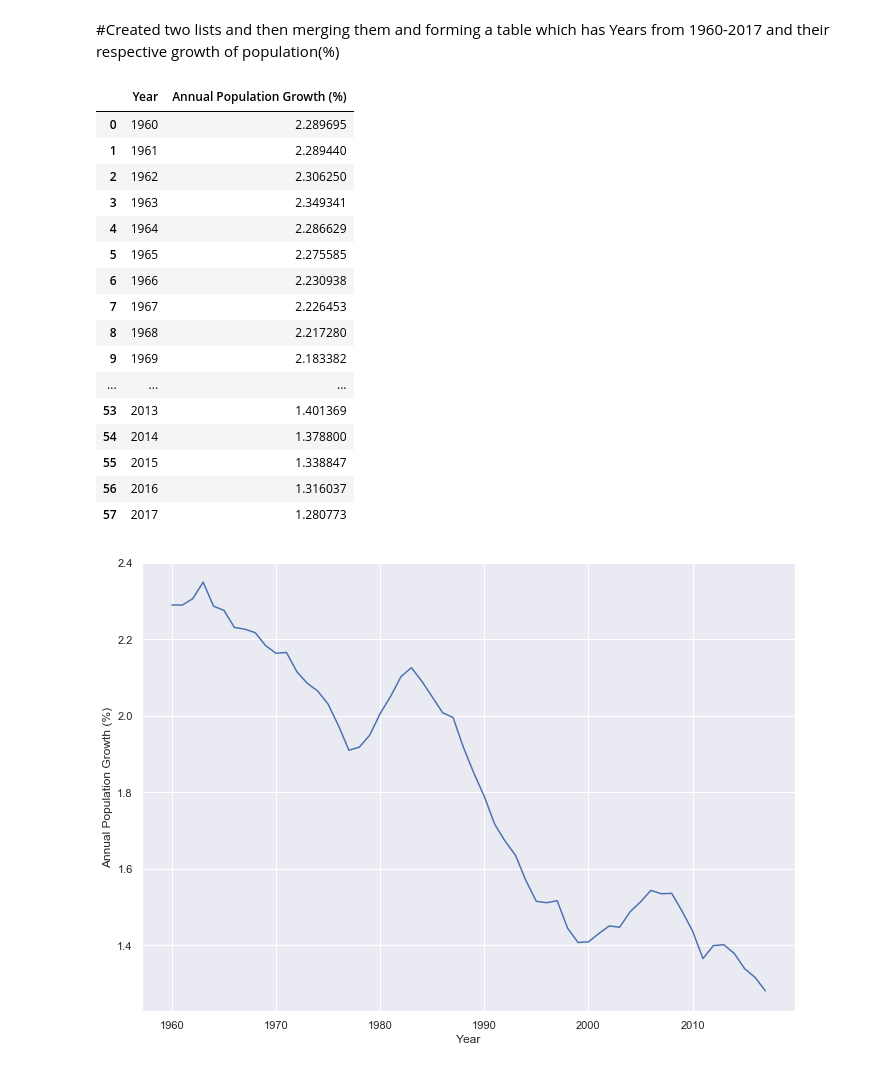
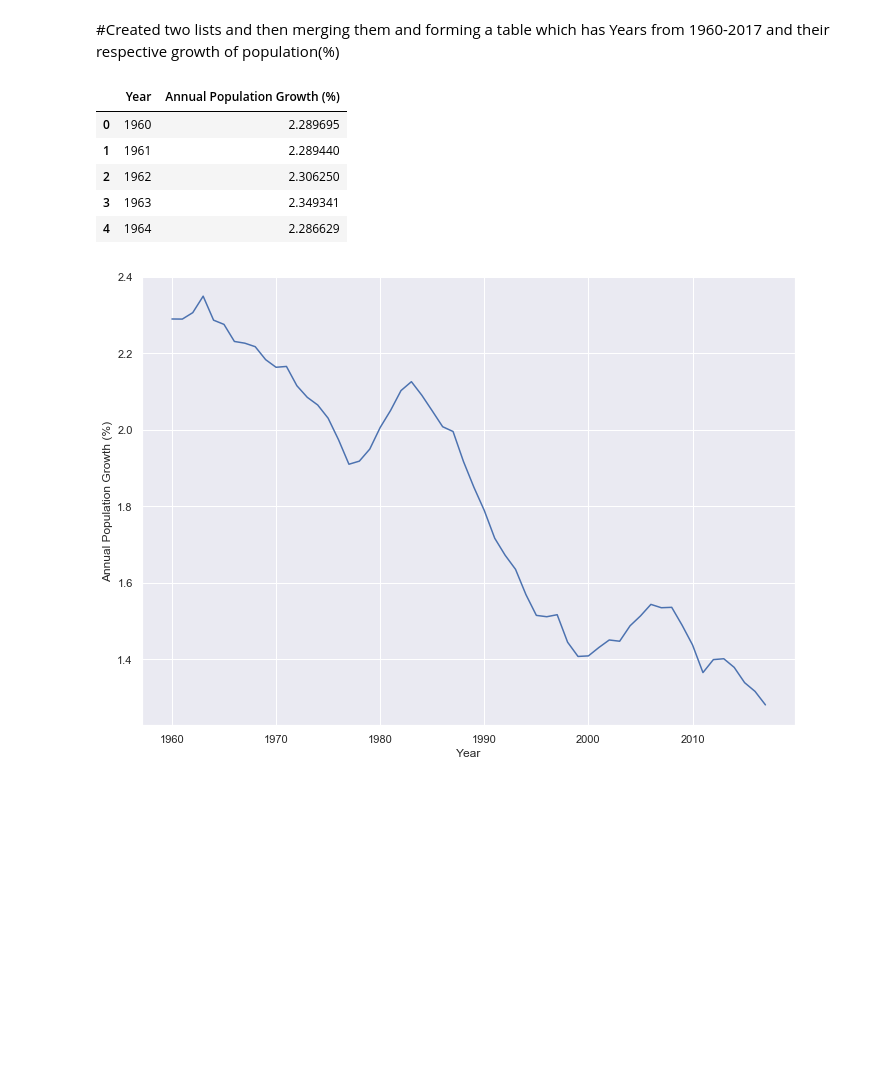
Before and after one commit to nilesh0109/Research-Methods, a Jupyter notebook: Task4/christopher_kavish_nilesh.ipynb, the cells around one changed output. Saved outputs shown, nothing was run; the diff lists cells and outputs as text; code cells hidden in the pictures; blank space fills up the shorter version.

```diff
--- a/Task4/christopher_kavish_nilesh.ipynb
+++ b/Task4/christopher_kavish_nilesh.ipynb
@@ -166,0 +158,6 @@ tot_pop
+# %%
+df_pop = df_by_indicator('SP.POP.GROW')
+df_pop.drop(['Country Code', 'Indicator Name', 'Indicator Code','Unnamed: 62'], axis=1,inplace=True)
+df_pop = pd.melt(df_pop,id_vars=['Country Name'], var_name="Year", value_name="PG")
+df_pop.set_index(['Country Name', 'Year'], inplace=True)
+df_pop.head()
@@ -182,25 +283,14 @@ frames = [temp2,temp1]
 # %%
 yearly_pop_g = pd.concat(frames,axis=1)
 yearly_pop_g.columns = ['Year','Annual Population Growth (%)']
-yearly_pop_g
+yearly_pop_g.head()
 # %% [output]
 |  | Year | Annual Population Growth (%) |
 | 0 | 1960 | 2.289695 |
 | 1 | 1961 | 2.289440 |
 | 2 | 1962 | 2.306250 |
 | 3 | 1963 | 2.349341 |
 | 4 | 1964 | 2.286629 |
-| 5 | 1965 | 2.275585 |
-| 6 | 1966 | 2.230938 |
-| 7 | 1967 | 2.226453 |
-| 8 | 1968 | 2.217280 |
-| 9 | 1969 | 2.183382 |
-| ... | ... | ... |
-| 53 | 2013 | 1.401369 |
-| 54 | 2014 | 1.378800 |
-| 55 | 2015 | 1.338847 |
-| 56 | 2016 | 1.316037 |
-| 57 | 2017 | 1.280773 |
 # %%
 sns.set(rc={'figure.figsize':(11.7,8.27)})
 x = sns.lineplot(x="Year", y="Annual Population Growth (%)", data=yearly_pop_g, size_order=1)
```
Also changed, not shown: parts of 16 cells of this notebook.
